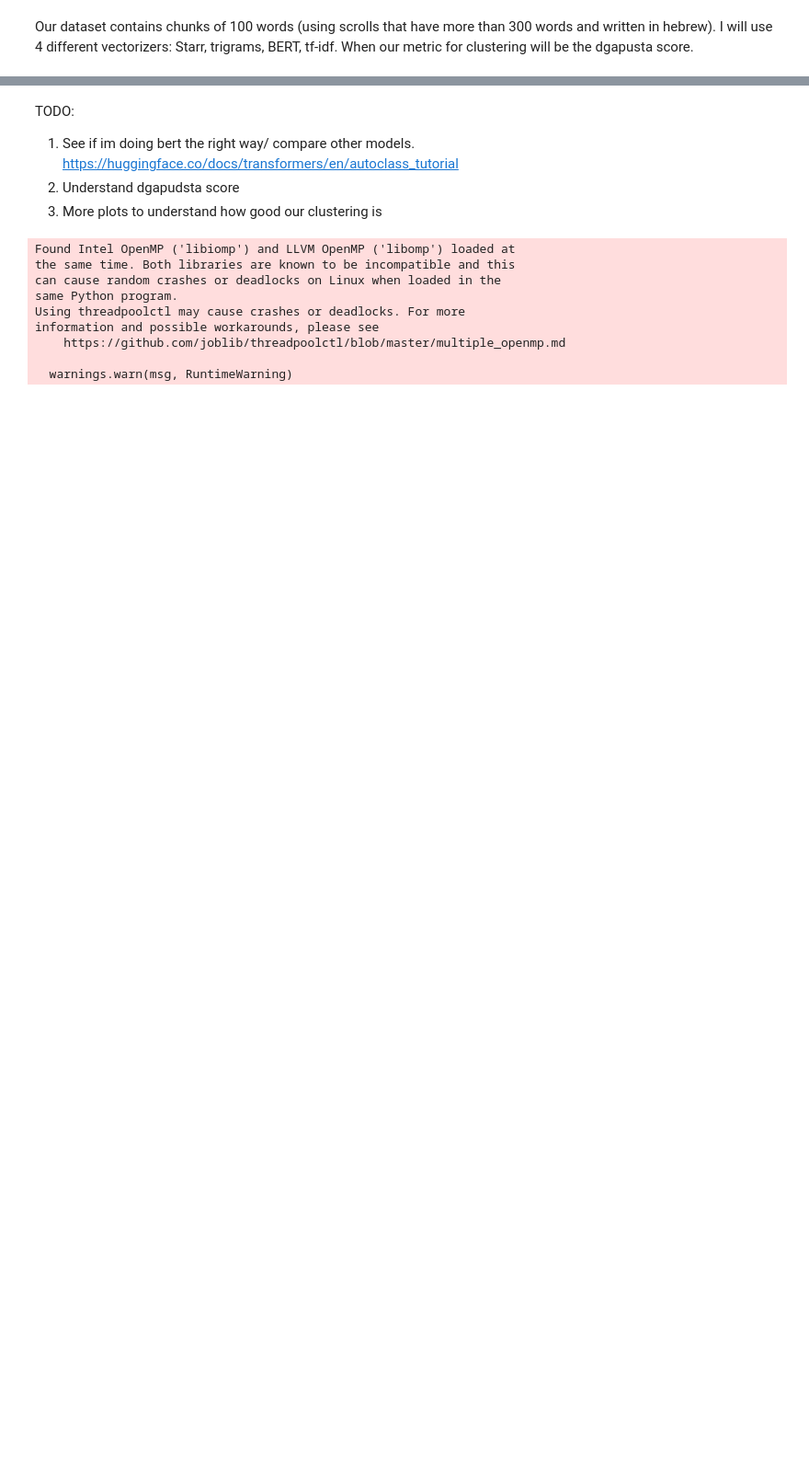
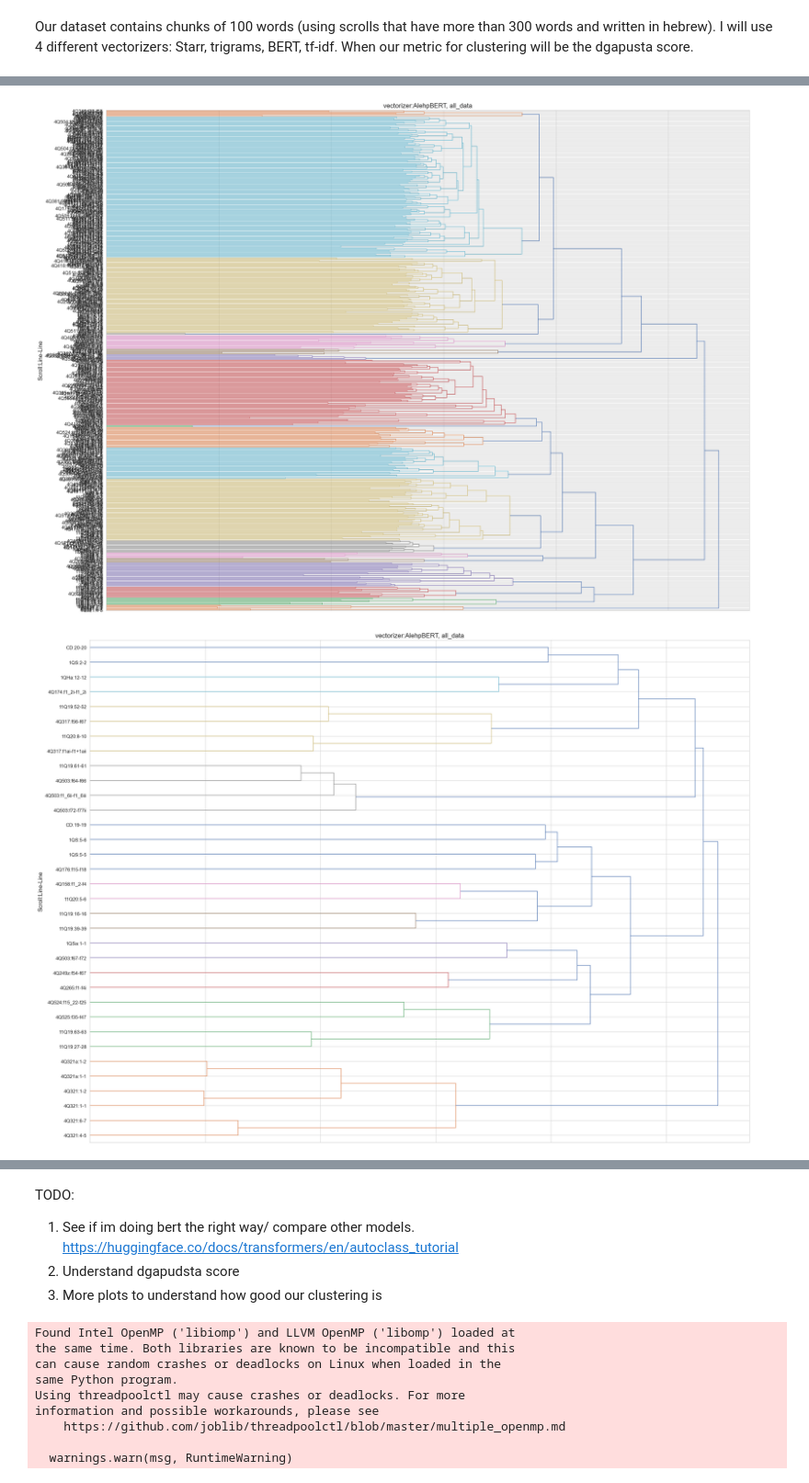
Before and after one commit to yonatanlou/QumranNLP, a Jupyter notebook: notebooks/3.0-clustering_by_book.ipynb, the cells around one changed output, grey strips where cells are left out. Shown at 92% size. Drawn from its saved outputs; the diff is of its cells as text; code cells hidden in the pictures; blank space fills up the shorter version.

```diff
--- a/notebooks/3.0-clustering_by_book.ipynb
+++ b/notebooks/3.0-clustering_by_book.ipynb
@@ -118,10 +118,10 @@ from sklearn.metrics import jaccard_score
 from sklearn.preprocessing import LabelEncoder
 from sklearn.model_selection import train_test_split
 
+BERT_MODELS = ['dicta-il/BEREL', 'onlplab/alephbert-base', 'dicta-il/dictabert-tiny','dicta-il/dictabert-large', 'dicta-il/dictabert']
 clustering_label = "composition"
 CHUNK_SIZE = 100
-
-DATA_PATH = f"{BASE_DIR}/notebooks/data/filtered_text_and_starr_features_{CHUNK_SIZE}_words_nonbib_22_05_2024.csv"
+DATA_PATH = f"{BASE_DIR}/notebooks/data/filtered_text_and_starr_features_{CHUNK_SIZE}_words_nonbib_17_06_2024.csv"
 df = pd.read_csv(DATA_PATH)
 df_grouped = df.groupby("book")["text"].apply(' '.join).reset_index()
 book_info = df[["book", "composition", "section", "text_lex"]].drop_duplicates()
@@ -582,15 +612,11 @@ def run_clustering_cv(df, frac, num_cvs, context_similiarity_window, vectorizers
 # %%
-
-# Cross validation with overlapping
+set_seed_globaly()
 
 PATH = f"{BASE_DIR}/notebooks/reports/clustering_baseline"
-NUM_CVS = 5
+NUM_CVS = 10
 FRAC = 0.9
 CONTEXT_SIMILIARITY_WINDOW = 3
-vectorizers = ["trigram",
-               "tfidf",
-               "bert", "starr"
-               ]
+vectorizers = BERT_MODELS + ['tfidf', 'trigram', 'starr']
 linkage_method = "ward"
 file_name = 'dasgupta_scores_window_{}_composition_frac_{}_linkage_{}'.format(CONTEXT_SIMILIARITY_WINDOW,
                                                                               str(FRAC).replace(".", "_"),
@@ -670,0 +1031,48 @@ You should probably TRAIN this model on a down-stream task to be able to use it
+# %%
+path_to_image = f"{BASE_DIR}/notebooks/data/test"
+def llf(id):
+    if id < len(sample_names):
+        return sample_names[id]
+    else:
+        return f'{sample_names[len(sample_names)-id]}'
+def matplotlib_dendrogram(linkage_matrix, sample_names, title, level = None, metadata=None):
+    plt.figure(figsize=(25, 18))
+
+    dendrogram(
+        linkage_matrix,
+        leaf_label_func=llf,
+        orientation="right",
+
+        color_threshold=0.7 * max(linkage_matrix[:, 2]),  # Adjust color threshold,
+        truncate_mode = "level" if level else level,
+        p=30 if not level else level
+    )
+
+    plt.title(f'vectorizer:{metadata["vectorizer_type"]}, all_data', fontsize=16)
+    plt.ylabel("Scroll:Line-Line")
+    plt.tick_params(
+        axis="x",  # changes apply to the x-axis
+        which="both",  # both major and minor ticks are affected
+        bottom=False,  # ticks along the bottom edge are off
+        top=False,  # ticks along the top edge are off
+        labelbottom=False,
+    )
+    plt.tick_params(
+        axis="y",  # changes apply to the x-axis
+        which="both",  # both major and minor ticks are affected,
+        labelsize=12,
+    )
+    plt.tight_layout()
+    # full_image_path = (f"{path_to_image}/{title}{metadata['vectorizer_type']}_{title}.png")
+    # print(f"saved: {path_to_image}/_{title}{metadata['vectorizer_type']}.png")
+    # plt.savefig(full_image_path)
+    plt.show()
+
+
+
+sample_names = sampled_df["sentence_path"].apply(shorten_path).to_list()
+matplotlib_dendrogram(linkage_matrix, sample_names, level= None, title="full_dendogram", metadata={"vectorizer_type":"AlehpBERT"} )
+matplotlib_dendrogram(linkage_matrix, sample_names, level= 5, title="dendogram_level_5", metadata={"vectorizer_type":"AlehpBERT"} )
+# %% [output]
+[figure, added]
+[figure, added]
```
Also changed, not shown: parts of 24 cells of this notebook.
